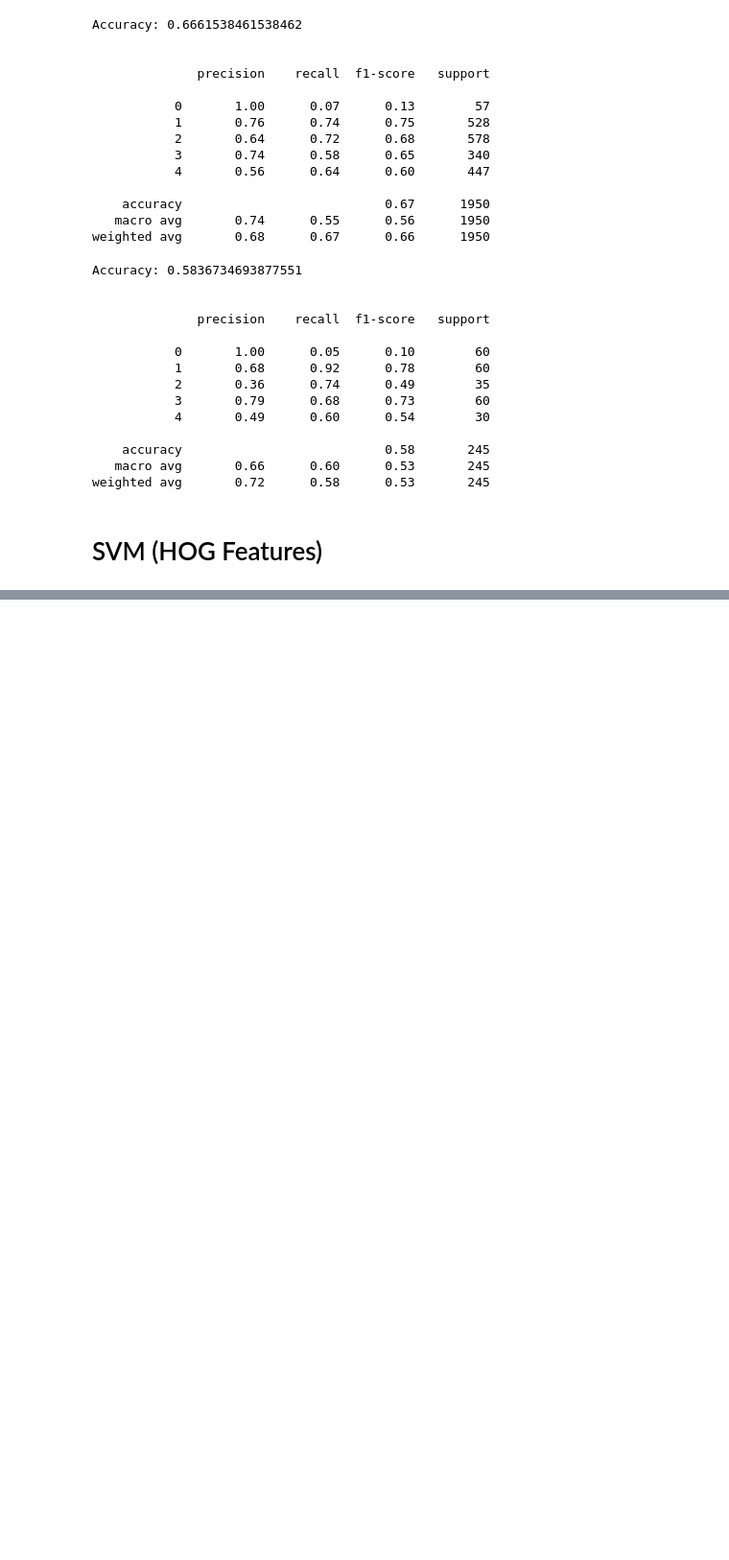
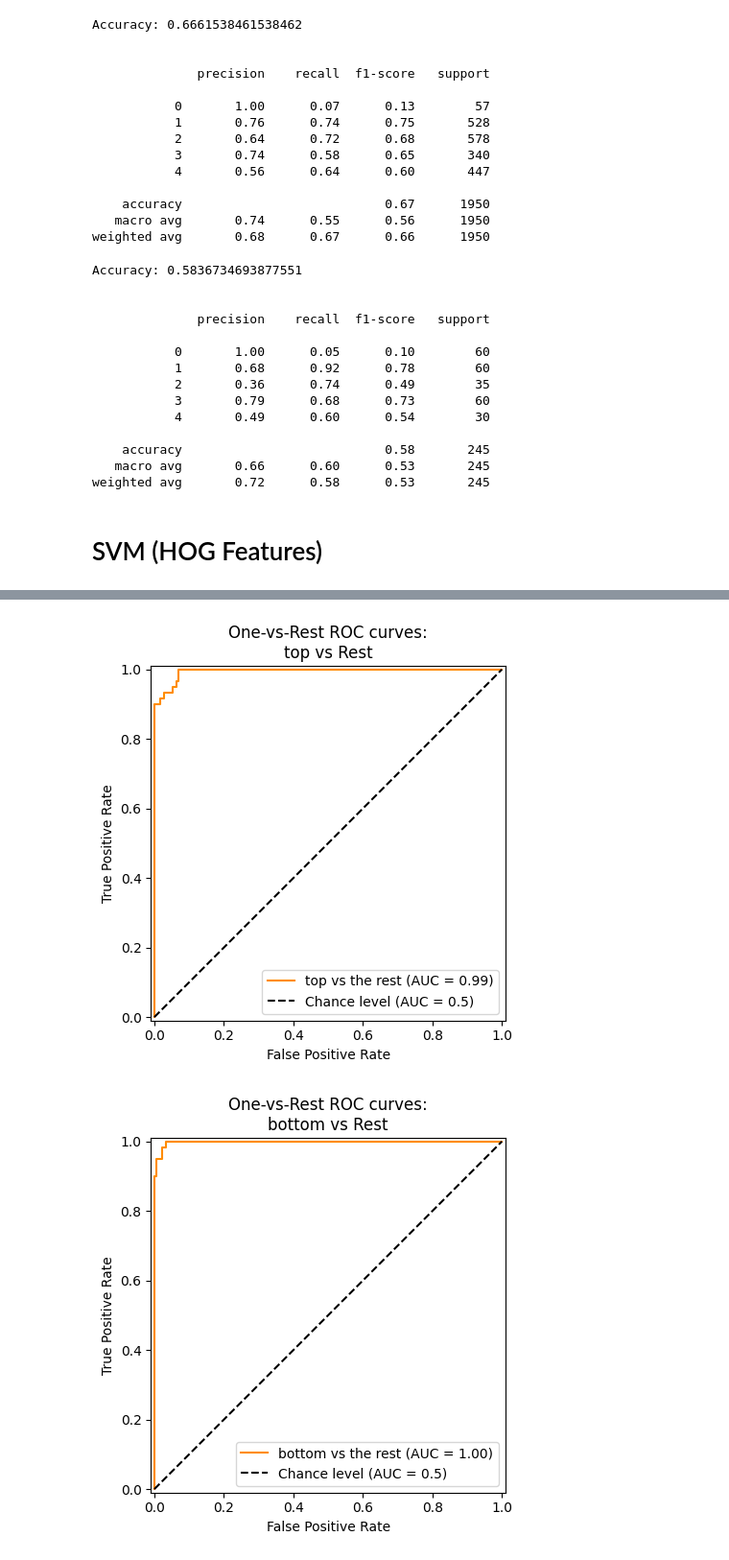
Before and after one commit to jarylongsq/IS4242-project, a Jupyter notebook: svm.ipynb, the cells around one changed output, grey strips where cells are left out. Shown: that part at 96% size. Saved outputs shown, nothing was run; the diff lists cells and outputs as text; code cells hidden in the pictures; blank space fills up the shorter version.

```diff
--- a/svm.ipynb
+++ b/svm.ipynb
@@ -133,4 +135,4 @@ array(['bag', 'bag', 'other', ..., 'other', 'bottom', 'shoe'],
 # %%
-clf = svm.SVC()
+clf = svm.SVC(C=10, gamma="scale", probability=True)
 clf.fit(X_tr, y_tr)
 # %% [output]
@@ -159,3 +161,20 @@ weighted avg       0.83      0.82      0.83      2312
+# %%
+# defining parameter range
+param_grid = {'C': [0.1, 1, 10, 100],
+              'gamma': ["auto", "scale"],
+              'kernel': ['rbf'],
+             }
+
+grid = RandomizedSearchCV(svm.SVC(), param_grid, refit = True, verbose = 3)
+
+# fitting the model for grid search
+grid.fit(X_train, y_train)
+
+# print best parameter after tuning
+print(grid.best_params_)
+
+# print how our model looks after hyper-parameter tuning
+print(grid.best_estimator_)
 # %%
 y_pred = clf.predict(X_test)
 print("Accuracy: "+str(accuracy_score(y_test, y_pred)))
@@ -178,0 +198,25 @@ weighted avg       0.85      0.82      0.83       245
+# %%
+y_score = clf.predict_proba(X_test)
+# %%
+label_binarizer = LabelBinarizer().fit(y_train)
+y_onehot_test = label_binarizer.transform(y_test)
+y_onehot_test.shape  # (n_samples, n_classes)
+# %%
+categories = ["top", "bottom", "bag", "shoe", "other"]
+for cat in categories:
+    class_id = np.flatnonzero(label_binarizer.classes_ == cat)[0]
+    display = RocCurveDisplay.from_predictions(
+    y_onehot_test[:, class_id],
+    y_score[:, class_id],
+    name=f"{cat} vs the rest",
+    color="darkorange",
+    plot_chance_level=True,
+    )
+    _ = display.ax_.set(
+        xlabel="False Positive Rate",
+        ylabel="True Positive Rate",
+        title=f"One-vs-Rest ROC curves:\n{cat} vs Rest",
+    )
+# %% [output]
+[figure, added]
+[figure, added]
```
Also changed, not shown: parts of 7 cells of this notebook, 1 other file.
